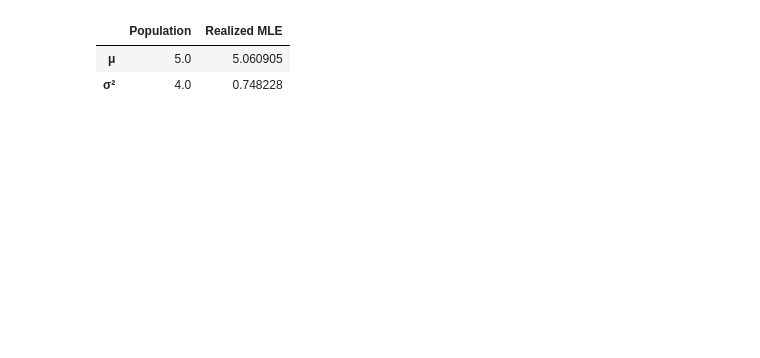
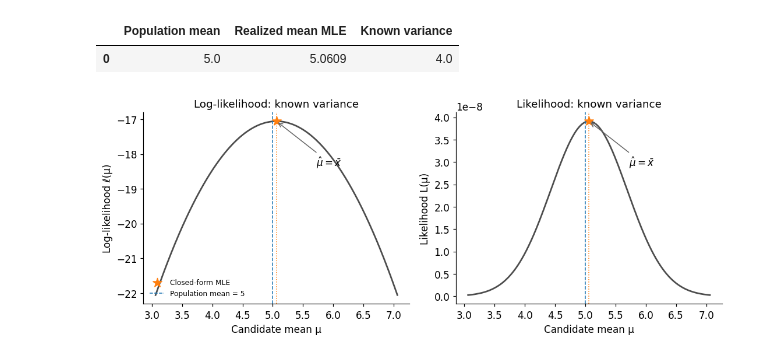
Before and after one commit to jacobkorsgaard/finance-statistical-methods-library, a Jupyter notebook: notebooks/03_statistical_inference_and_mle.ipynb, the cells around one changed output. Cells and saved outputs as stored; diff of their text form; code cells hidden in the pictures; blank space fills up the shorter version.

```diff
--- a/notebooks/03_statistical_inference_and_mle.ipynb
+++ b/notebooks/03_statistical_inference_and_mle.ipynb
@@ -159,0 +202,20 @@ Their calibration depends on iid Gaussian sampling. For illustration, I calculat
+# %%
+complexity = np.linspace(0, 1, 301)
+# Illustrative curves, not estimates from data.
+squared_bias = .9*np.exp(-3*complexity)
+estimation_variance = .06+.22*complexity**2
+schematic_mse = squared_bias+estimation_variance
+minimum = np.argmin(schematic_mse)
+fig, ax = plt.subplots(figsize=(7, 4))
+ax.plot(complexity, squared_bias, linestyle="--", label="Squared bias")
+ax.plot(complexity, estimation_variance, linestyle=":", label="Variance")
+ax.plot(complexity, schematic_mse, color="0.2", label="MSE = variance + squared bias")
+ax.scatter(complexity[minimum], schematic_mse[minimum], color="0.2", s=35, zorder=3)
+ax.annotate("Lowest schematic MSE", xy=(complexity[minimum], schematic_mse[minimum]),
+            xytext=(.28, .67), arrowprops={"arrowstyle": "->", "color": "0.4"}, fontsize=9)
+ax.set(xlabel="Model complexity (illustrative scale)", ylabel="Squared estimation error (illustrative units)",
+       title="Parsimony and the bias–variance trade-off")
+ax.set_xticks([0, 1], ["Simpler", "More flexible"])
+ax.legend(fontsize=9, loc="upper right")
+fig.tight_layout()
+plt.show()
@@ -223,10 +422,33 @@ I retain the size-ten $N(5,4)$ sample from Section 3 for this benchmark.
 # %%
-mu_mle, variance_mle = gaussian_mle(likelihood_sample)
-display(pd.DataFrame({"Population": [5., 4.], "Realized MLE": [mu_mle, variance_mle]}, index=["μ", "σ²"]))
+known_variance = 4.
+mu_mle = sample_mean(likelihood_sample)
+display(pd.DataFrame({"Population mean": [5.], "Realized mean MLE": [mu_mle],
+                      "Known variance": [known_variance]}).round(4))
+mean_grid = np.sort(np.append(np.linspace(mu_mle-2., mu_mle+2., 501), mu_mle))
+mean_loglikelihood = np.array([gaussian_loglikelihood((mean, known_variance), likelihood_sample)
+                              for mean in mean_grid])
+mean_likelihood = np.exp(mean_loglikelihood)
+maximum_loglikelihood = gaussian_loglikelihood((mu_mle, known_variance), likelihood_sample)
+fig, axes = plt.subplots(1, 2, figsize=(10, 4), sharex=True)
+for ax, values, peak, title, ylabel in (
+    (axes[0], mean_loglikelihood, maximum_loglikelihood, "Log-likelihood: known variance", "Log-likelihood ℓ(μ)"),
+    (axes[1], mean_likelihood, np.exp(maximum_loglikelihood), "Likelihood: known variance", "Likelihood L(μ)"),
+):
+    ax.plot(mean_grid, values, color="0.3")
+    ax.axvline(mu_mle, color="C1", linestyle=":", linewidth=1)
+    ax.scatter(mu_mle, peak, color="C1", marker="*", s=110, label="Closed-form MLE", zorder=3)
+    ax.axvline(5., color="C0", linestyle="--", linewidth=1, label="Population mean = 5")
+    ax.annotate(r"$\hat\mu=\bar x$", xy=(mu_mle, peak), xytext=(.65, .72), textcoords="axes fraction",
+                arrowprops={"arrowstyle": "->", "color": "0.4"}, fontsize=11)
+    ax.set(xlabel="Candidate mean μ", ylabel=ylabel, title=title)
+axes[1].ticklabel_format(axis="y", style="sci", scilimits=(0, 0))
+axes[0].legend(fontsize=8, loc="lower left")
+fig.tight_layout()
+plt.show()
 # %% [output]
-|  | Population | Realized MLE |
-| μ | 5.0 | 5.060905 |
-| σ² | 4.0 | 0.748228 |
+|  | Population mean | Realized mean MLE | Known variance |
+| 0 | 5.0 | 5.0609 | 4.0 |
+[figure, added]
 # %% [markdown]
 ### Numerical solutions
 
```
Also changed, not shown: parts of 31 cells of this notebook, 1 other file.
